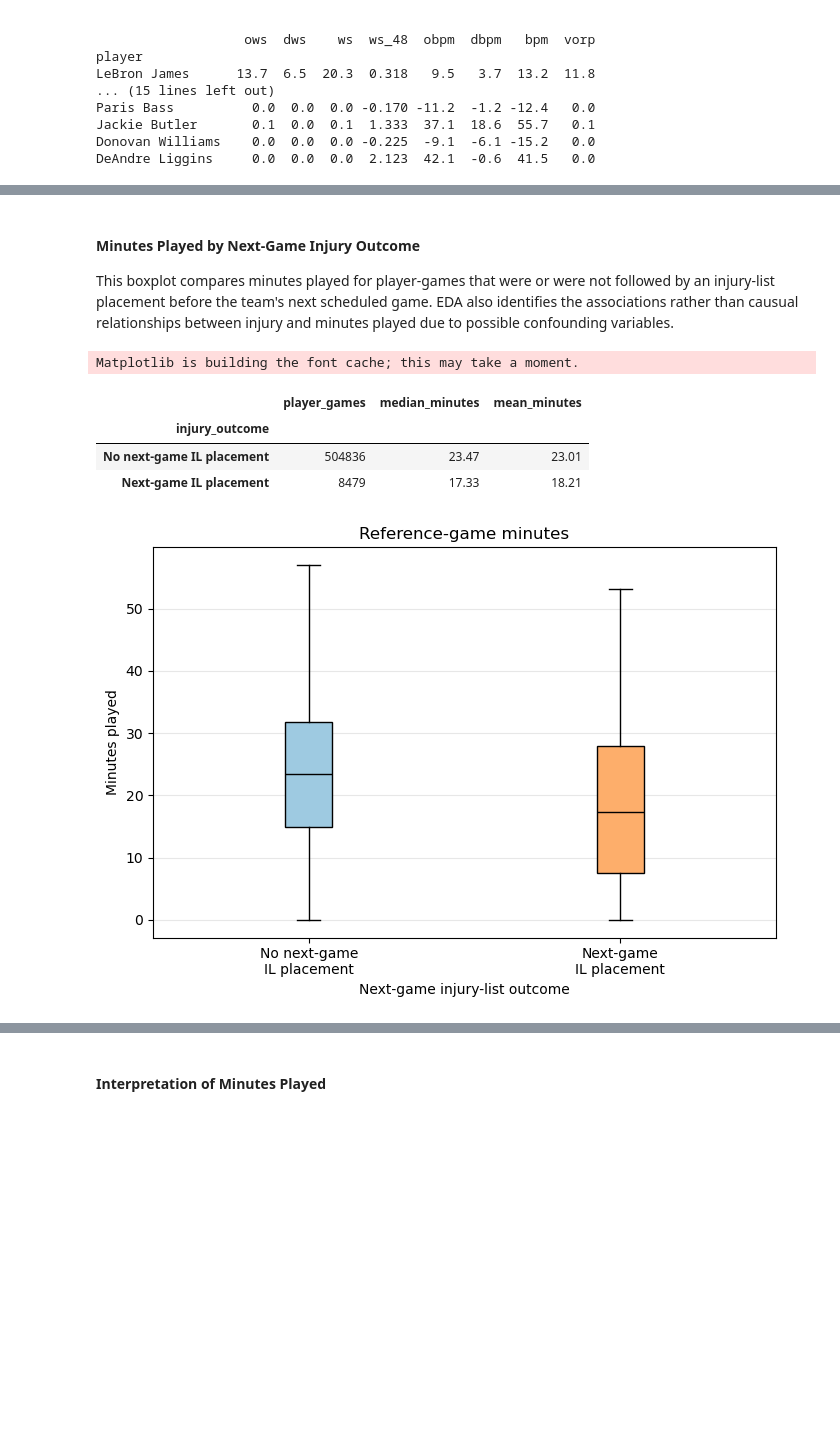
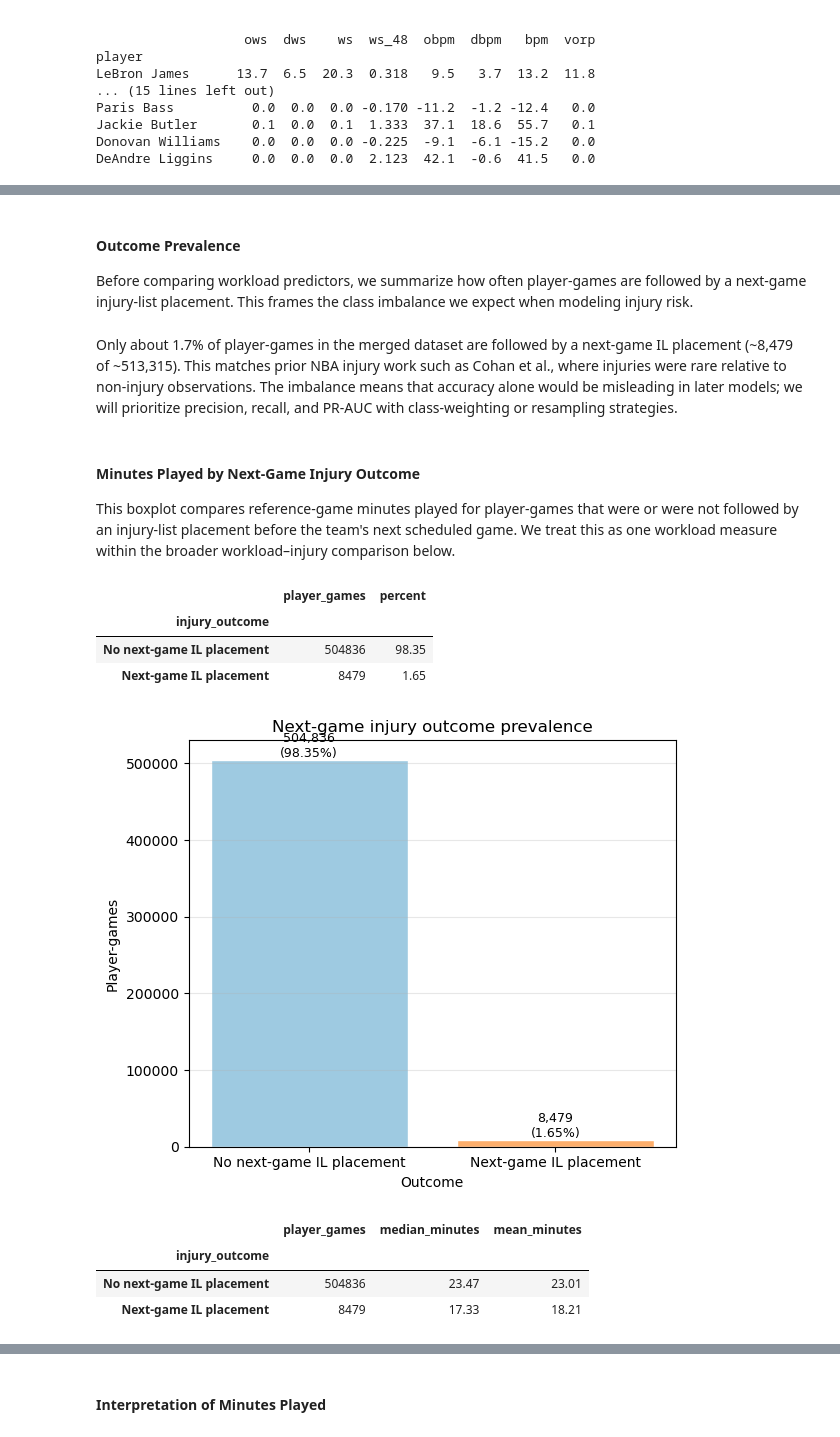
Before and after one commit to COGS108/Group-SP26-100, a Jupyter notebook: 02-EDACheckpoint.ipynb, the cells around one changed output, grey strips where cells are left out. Drawn from its saved outputs; the diff is of its cells as text; code cells hidden in the pictures; blank space fills up the shorter version.

```diff
--- a/02-EDACheckpoint.ipynb
+++ b/02-EDACheckpoint.ipynb
@@ -366,7 +370,13 @@ Because the injury records and game records do not cover exactly the same dates,
+# %% [markdown]
+#### Outcome Prevalence
+
+Before comparing workload predictors, we summarize how often player-games are followed by a next-game injury-list placement. This frames the class imbalance we expect when modeling injury risk.
+# %% [markdown]
+Only about 1.7% of player-games in the merged dataset are followed by a next-game IL placement (~8,479 of ~513,315). This matches prior NBA injury work such as Cohan et al., where injuries were rare relative to non-injury observations. The imbalance means that accuracy alone would be misleading in later models; we will prioritize precision, recall, and PR-AUC with class-weighting or resampling strategies.
 # %% [markdown]
 #### Minutes Played by Next-Game Injury Outcome
 
-This boxplot compares minutes played for player-games that were or were not followed by an injury-list placement before the team's next scheduled game. EDA also identifies the associations rather than causual relationships between injury and minutes played due to possible confounding variables.
+This boxplot compares reference-game minutes played for player-games that were or were not followed by an injury-list placement before the team's next scheduled game. We treat this as one workload measure within the broader workload–injury comparison below.
 # %%
 import os
 os.environ.setdefault('XDG_CACHE_HOME', '/tmp/cogs108-cache')
@@ -464,40 +474,69 @@ eda_df['injury_outcome'] = pd.Categorical(
     ordered=True
 )
 
+
+outcome_counts = (
+    eda_df['injury_outcome']
+    .value_counts()
+    .reindex(outcome_order, fill_value=0)
+)
+outcome_pcts = (outcome_counts / outcome_counts.sum() * 100).round(2)
+prevalence_summary = pd.DataFrame({
+    'player_games': outcome_counts,
+    'percent': outcome_pcts,
+})
+display(prevalence_summary)
+
+fig, ax = plt.subplots(figsize=(6, 5))
+colors = ['#9ecae1', '#fdae6b']
+ax.bar(outcome_order, outcome_counts.values, color=colors, edgecolor='white')
+ax.set_title('Next-game injury outcome prevalence')
+ax.set_ylabel('Player-games')
+ax.set_xlabel('Outcome')
+for i, (count, pct) in enumerate(zip(outcome_counts.values, outcome_pcts.values)):
+    ax.text(i, count, f'{count:,}\n({pct:.2f}%)', ha='center', va='bottom', fontsize=9)
+ax.grid(axis='y', alpha=0.3)
+fig.tight_layout()
+plt.show()
+
+
 workload_summary = (
     eda_df.groupby('injury_outcome', observed=True)
     .agg(
         player_games=('PLAYER_ID', 'size'),
         median_minutes=('minutes_played', 'median'),
         mean_minutes=('minutes_played', 'mean')
     )
     .round(2)
 )
 display(workload_summary)
 
 minutes_groups = [
     eda_df.loc[eda_df['injury_before_next_team_game'].eq(0), 'minutes_played'],
     eda_df.loc[eda_df['injury_before_next_team_game'].eq(1), 'minutes_played']
 ]
 plot_labels = ['No next-game\nIL placement', 'Next-game\nIL placement']
 
 fig, ax = plt.subplots(figsize=(7, 5))
-box = ax.boxplot(minutes_groups, labels=plot_labels, showfliers=False, patch_artist=True)
+box = ax.boxplot(minutes_groups, tick_labels=plot_labels, showfliers=False, patch_artist=True)
 for patch, color in zip(box['boxes'], ['#9ecae1', '#fdae6b']):
     patch.set_facecolor(color)
 for median in box['medians']:
     median.set_color('black')
 ax.set_title('Reference-game minutes')
 ax.set_xlabel('Next-game injury-list outcome')
 ax.set_ylabel('Minutes played')
 ax.grid(axis='y', alpha=0.3)
 
 fig.tight_layout()
 plt.show()
 # %% [output]
-Matplotlib is building the font cache; this may take a moment.
-|  | player_games | median_minutes | mean_minutes |
-| injury_outcome |  |  |  |
-| No next-game IL placement | 504836 | 23.47 | 23.01 |
-| Next-game IL placement | 8479 | 17.33 | 18.21 |
+|  | player_games | percent |
+| injury_outcome |  |  |
+| No next-game IL placement | 504836 | 98.35 |
+| Next-game IL placement | 8479 | 1.65 |
-[figure, old version]
+[figure, new version]
+|  | player_games | median_minutes | mean_minutes |
+| injury_outcome |  |  |  |
+| No next-game IL placement | 504836 | 23.47 | 23.01 |
+| Next-game IL placement | 8479 | 17.33 | 18.21 |
```
Also changed, not shown: parts of 27 cells of this notebook, 1 other file.
